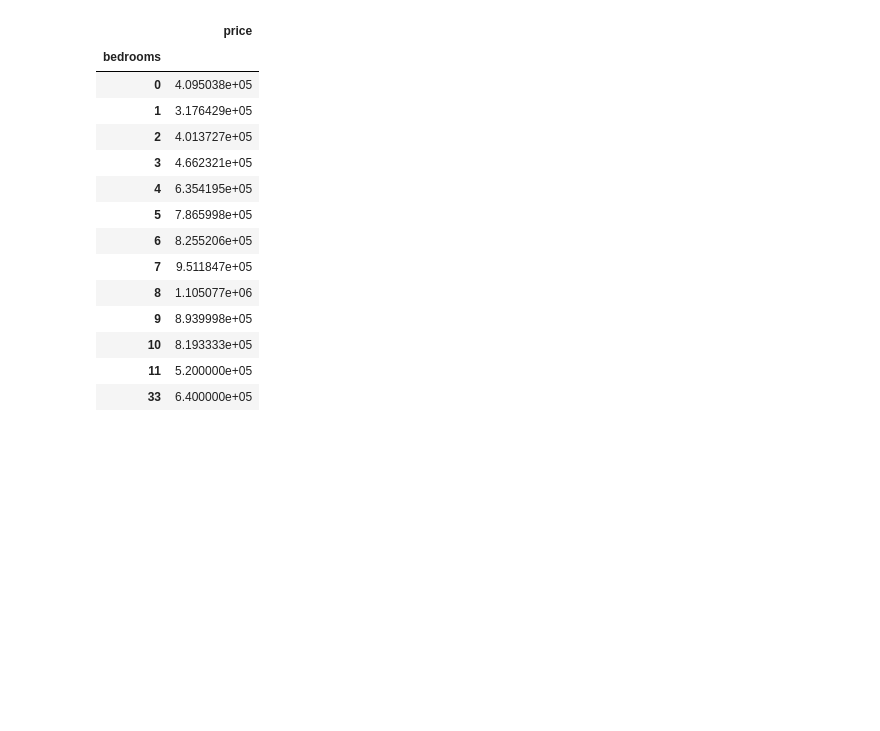
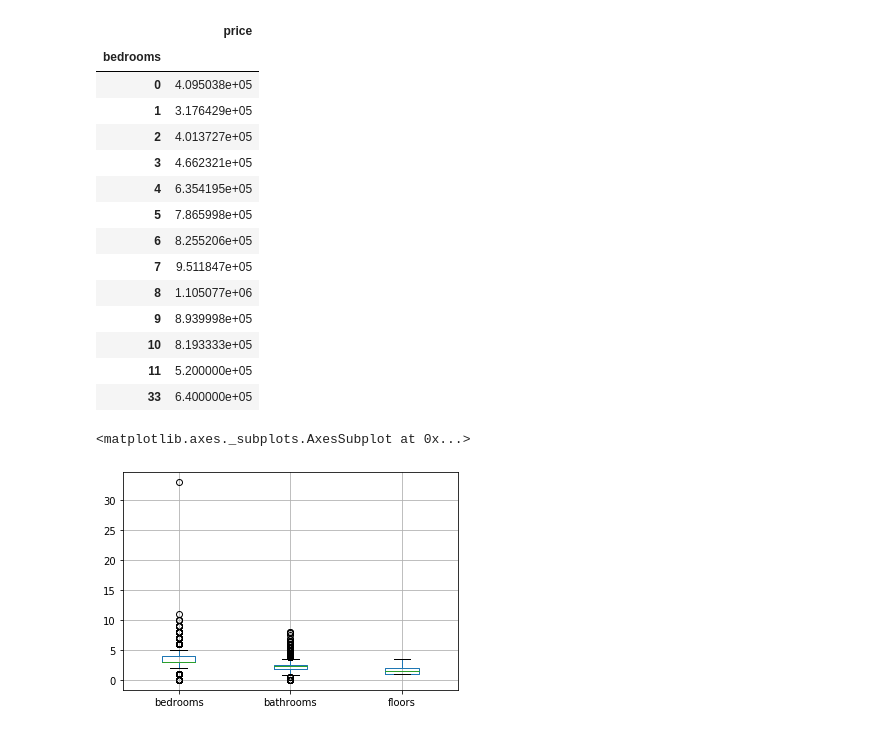
Before and after one commit to CodeYourDreams/Develop_Curriculum, a Jupyter notebook: Data Science/DS2) Interpreting Data/Interpreting Data.ipynb, the cells around one changed output. Saved outputs shown, nothing was run; the diff lists cells and outputs as text; code cells hidden in the pictures; blank space fills up the shorter version.

Commit message:
add boxplots

```diff
--- a/Data Science/DS2) Interpreting Data/Interpreting Data.ipynb
+++ b/Data Science/DS2) Interpreting Data/Interpreting Data.ipynb
@@ -45,3 +45,8 @@ houses[["bedrooms","price"]].groupby("bedrooms").mean()
 | 10 | 8.193333e+05 |
 | 11 | 5.200000e+05 |
 | 33 | 6.400000e+05 |
+# %%
+houses.boxplot(column=["bedrooms","bathrooms","floors"])
+# %% [output]
+<matplotlib.axes._subplots.AxesSubplot at 0x...>
+[figure, added]
```
Also changed, not shown: parts of 1 cell of this notebook.
